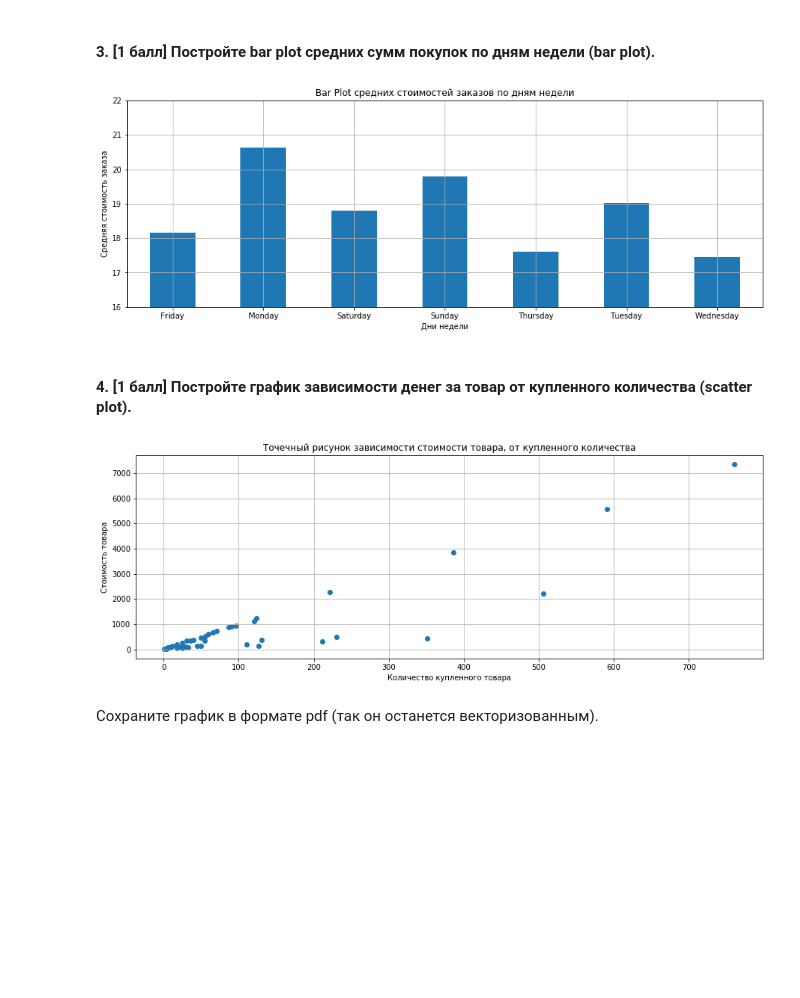
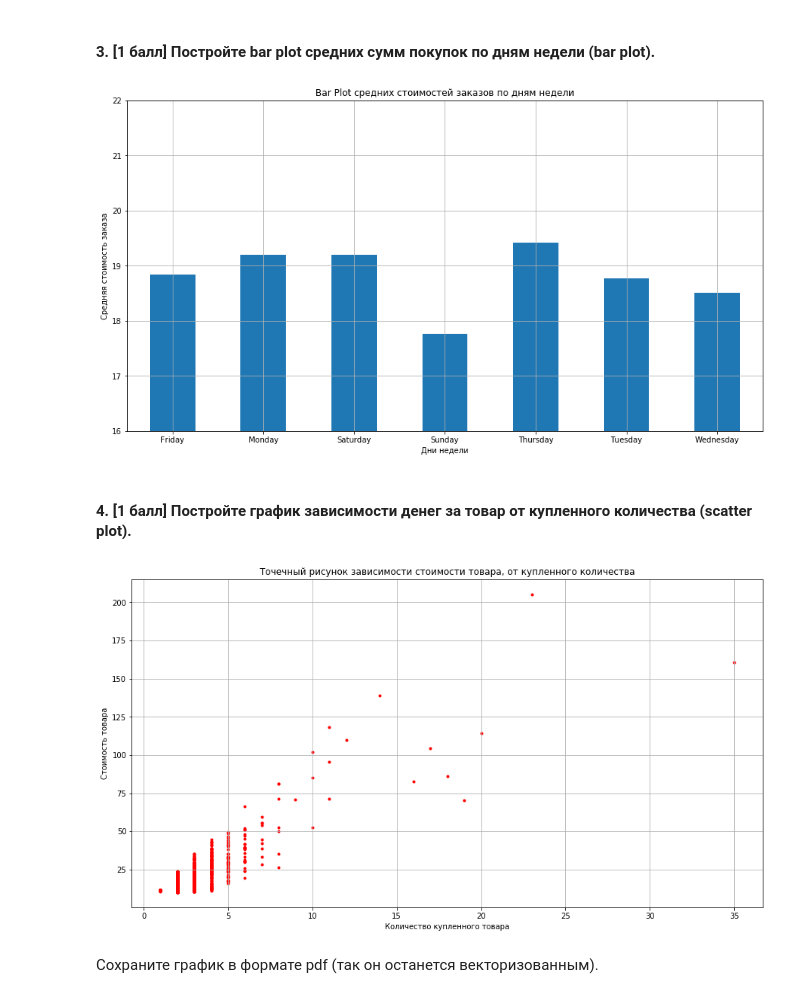
Before and after one commit to hse-mlearn/ha-01-danyanyam, a Jupyter notebook: homework-practice-01.ipynb, the cells around one changed output. Drawn from its saved outputs; the diff is of its cells as text; code cells hidden in the pictures; blank space fills up the shorter version.

```diff
--- a/homework-practice-01.ipynb
+++ b/homework-practice-01.ipynb
@@ -347,36 +351,38 @@ plt.xlabel('Даты сделанных заказов');
 # %%
 from datetime import datetime
 
 def get_week(date):
     date_object = datetime.strptime(date, "%Y-%m-%d")
     return date_object.strftime("%A")
 
 df['weekday'] = df['date'].apply(get_week)
 
-f = plt.figure(figsize=(15, 5))
+f = plt.figure(figsize=(15, 8))
 df.groupby(by=['weekday', 'order_id']).sum().groupby(by=['weekday']).mean()['float_price'].plot(kind='bar',
                                                                                                 rot=0,
                                                                                                 ylim=(16, 22),
                                                                                                 grid=True,
                                                                                                 title='Bar Plot средних стоимостей заказов по дням недели')
 plt.xlabel('Дни недели')
 plt.ylabel('Средняя стоимость заказа');
 # %% [output]
-[figure, old version]
+[figure, new version]
 # %% [markdown]
 #### 4. [1 балл] Постройте график зависимости денег за товар от купленного количества (scatter plot).
 # %%
-x = df.groupby(by='item_name').sum()['quantity']
-y = df.groupby(by='item_name').sum()['float_price']
+data = df.groupby(by='order_id')['quantity', 'float_price'].sum()
 
-fig = plt.figure(figsize=(15, 5))
+x = data['quantity']
+y = data['float_price']
+
+fig = plt.figure(figsize=(15, 8))
 plt.title('Точечный рисунок зависимости стоимости товара, от купленного количества')
 plt.xlabel('Количество купленного товара')
 plt.ylabel('Стоимость товара')
 plt.grid(True)
-plt.scatter(x, y);
+plt.scatter(x, y, c='red', marker='.');
 # %% [output]
-[figure, old version]
+[figure, new version]
 # %% [markdown]
 Сохраните график в формате pdf (так он останется векторизованным).
 # %%
```
Also changed, not shown: parts of 5 cells of this notebook.
